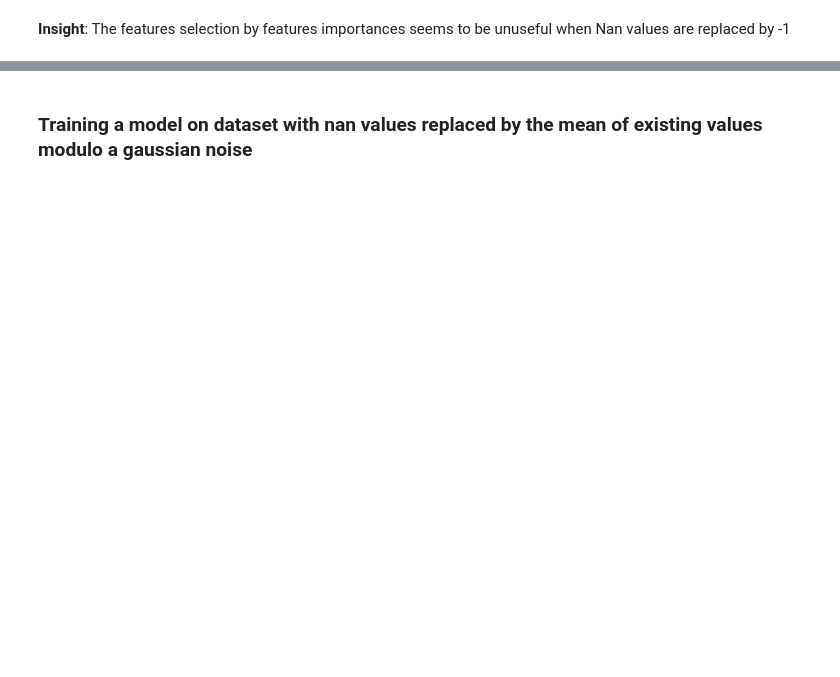
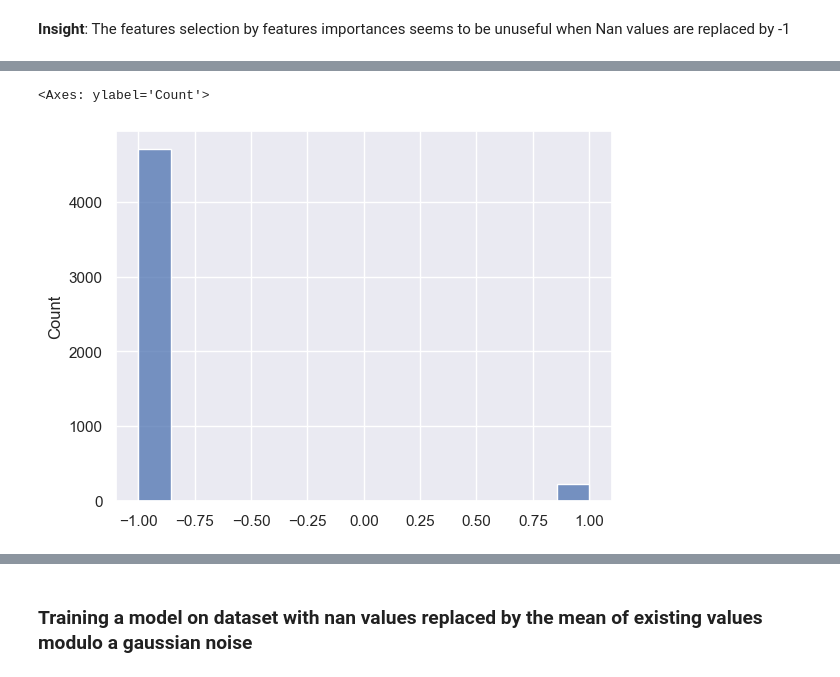
Before and after one commit to stabilo140/Data_Challenge_elmy, a Jupyter notebook: data_challenge_Lelouche.ipynb, the cells around one changed output, grey strips where cells are left out. Saved outputs shown, nothing was run; the diff lists cells and outputs as text; code cells hidden in the pictures; blank space fills up the shorter version.

```diff
--- a/data_challenge_Lelouche.ipynb
+++ b/data_challenge_Lelouche.ipynb
@@ -661,9 +643,9 @@ Feature names must be in the same order as they were in fit.
 # %%
 # Because of the difficulties of the selected model to be tested on the test set we train a new Random Forest Classifier on the train set
-rf_model = RandomForestClassifier(n_estimators=500, random_state=42, max_depth=10, min_samples_leaf=5)
-rf_model.fit(X_train_scaled, y_train)
+gb_model = GradientBoostingClassifier()
+gb_model.fit(X_train_scaled, y_train)
 
-y_pred = rf_model.predict(X_test_scaled)
+y_pred = gb_model.predict(X_test_scaled)
 print(f"The Accuracy Score for this model is : {accuracy_score(y_test, y_pred)}")
-rf_model.get_params()
+gb_model.get_params()
 # %% [output]
@@ -705,0 +673,5 @@ Name: DELIVERY_START, Length: 4942, dtype: object
+# %%
+# Scale the test set
+y_pred_bis = gb_model.predict(df_test)
+print(DELIVERY_START)
+print(y_pred_bis.sum())
@@ -706,3 +692,8 @@ Name: DELIVERY_START, Length: 4942, dtype: object
+# %%
+sns.histplot(y_pred_bis)
+# %% [output]
+<Axes: ylabel='Count'>
+[figure, added]
 # %%
 submission = pd.DataFrame(
                            {"DELIVERY_START": DELIVERY_START,
```
Also changed, not shown: parts of 24 cells of this notebook.
